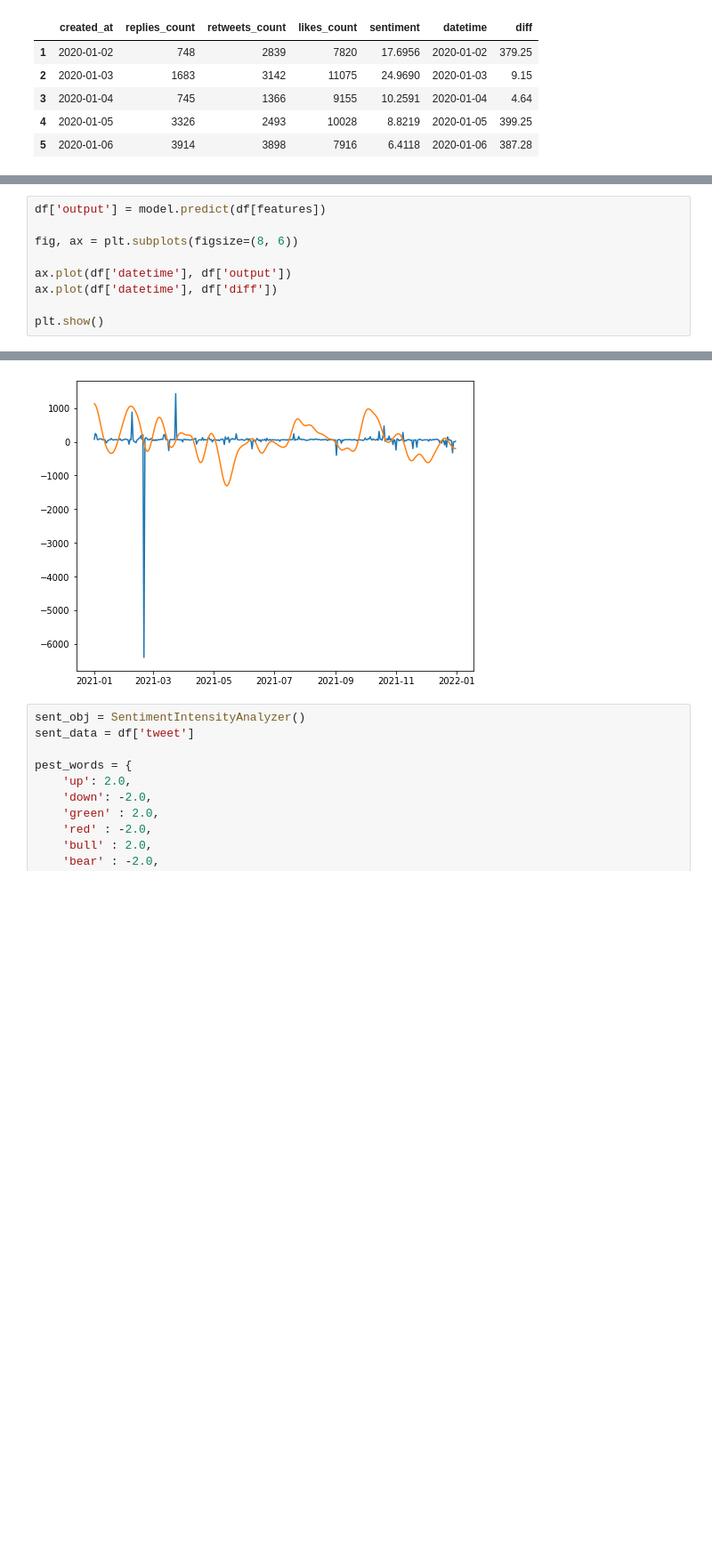
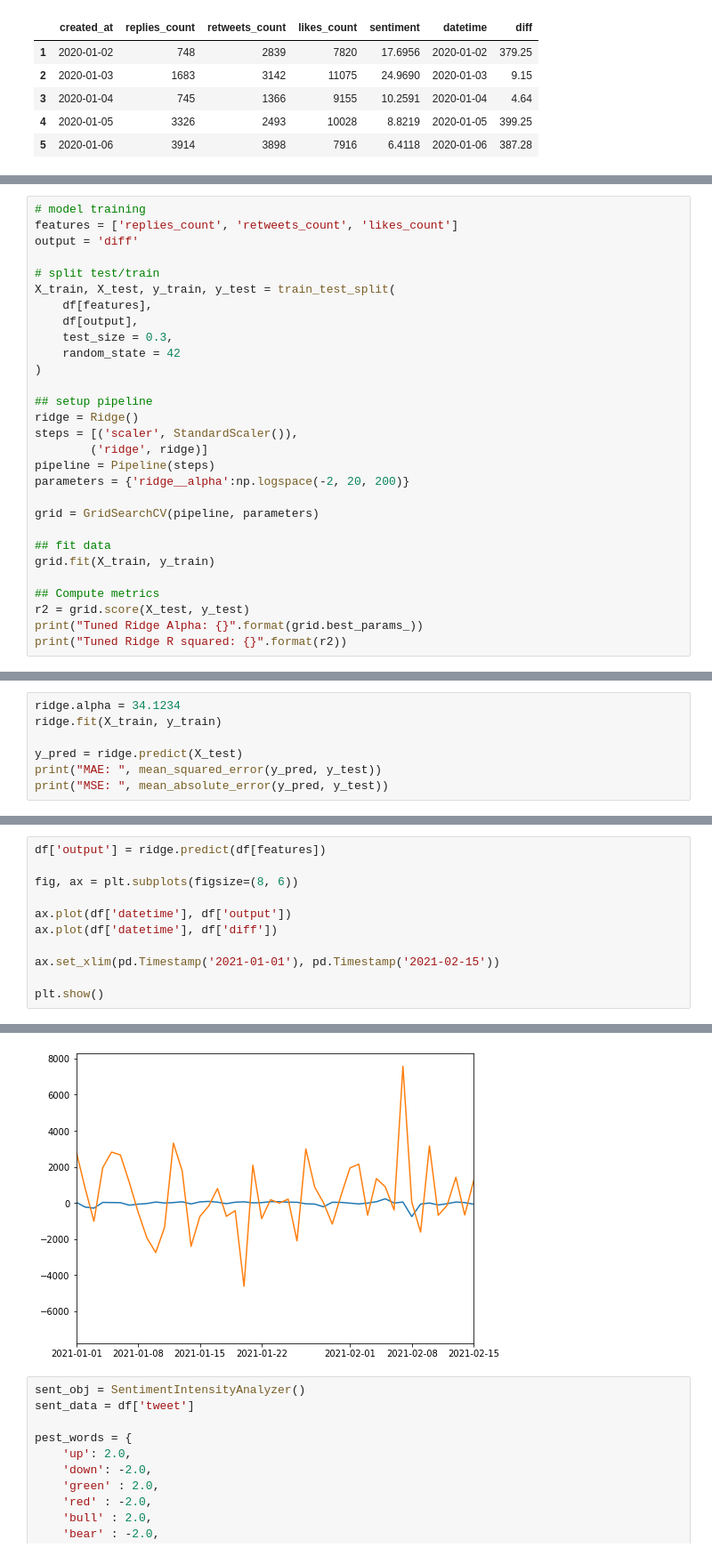
Before and after one commit to kevctae/Bittooth, a Jupyter notebook: notebooks/2.3-cs-extract-weighted-sentiment.ipynb, the cells around one changed output, grey strips where cells are left out. Shown: that part at 89% size. Cells and saved outputs as stored; diff of their text form; blank space fills up the shorter version.

```diff
--- a/notebooks/2.3-cs-extract-weighted-sentiment.ipynb
+++ b/notebooks/2.3-cs-extract-weighted-sentiment.ipynb
@@ -90,0 +56,29 @@ array([-2.27389651e-05, -6.84889843e-05,  1.26260052e-05])
+# %%
+# model training
+features = ['replies_count', 'retweets_count', 'likes_count']
+output = 'diff'
+
+# split test/train
+X_train, X_test, y_train, y_test = train_test_split(
+    df[features],
+    df[output],
+    test_size = 0.3,
+    random_state = 42
+)
+
+## setup pipeline
+ridge = Ridge()
+steps = [('scaler', StandardScaler()),
+        ('ridge', ridge)]
+pipeline = Pipeline(steps)
+parameters = {'ridge__alpha':np.logspace(-2, 20, 200)}
+
+grid = GridSearchCV(pipeline, parameters)
+
+## fit data
+grid.fit(X_train, y_train)
+
+## Compute metrics
+r2 = grid.score(X_test, y_test)
+print("Tuned Ridge Alpha: {}".format(grid.best_params_))
+print("Tuned Ridge R squared: {}".format(r2))
@@ -90,0 +100,7 @@ array([-2.27389651e-05, -6.84889843e-05,  1.26260052e-05])
+# %%
+ridge.alpha = 34.1234
+ridge.fit(X_train, y_train)
+
+y_pred = ridge.predict(X_test)
+print("MAE: ", mean_squared_error(y_pred, y_test))
+print("MSE: ", mean_absolute_error(y_pred, y_test))
@@ -91,11 +111,13 @@ array([-2.27389651e-05, -6.84889843e-05,  1.26260052e-05])
 # %%
-df['output'] = model.predict(df[features])
+df['output'] = ridge.predict(df[features])
 
 fig, ax = plt.subplots(figsize=(8, 6))
 
 ax.plot(df['datetime'], df['output'])
 ax.plot(df['datetime'], df['diff'])
 
+ax.set_xlim(pd.Timestamp('2021-01-01'), pd.Timestamp('2021-02-15'))
+
 plt.show()
 # %% [output]
 [<matplotlib.lines.Line2D at 0x...>]
@@ -103,4 +126,4 @@ plt.show()
-[figure, old version]
+[figure, new version]
 # %%
 sent_obj = SentimentIntensityAnalyzer()
 sent_data = df['tweet']
```
Also changed, not shown: parts of 7 cells of this notebook.
